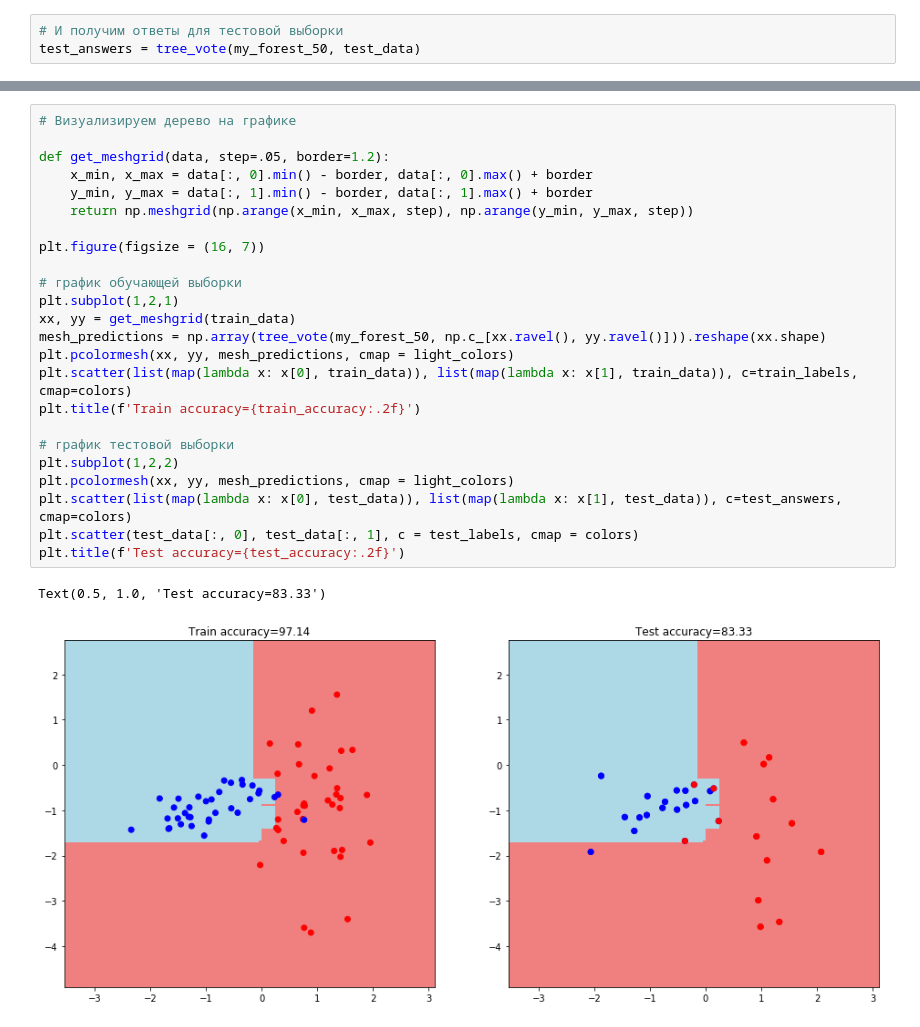
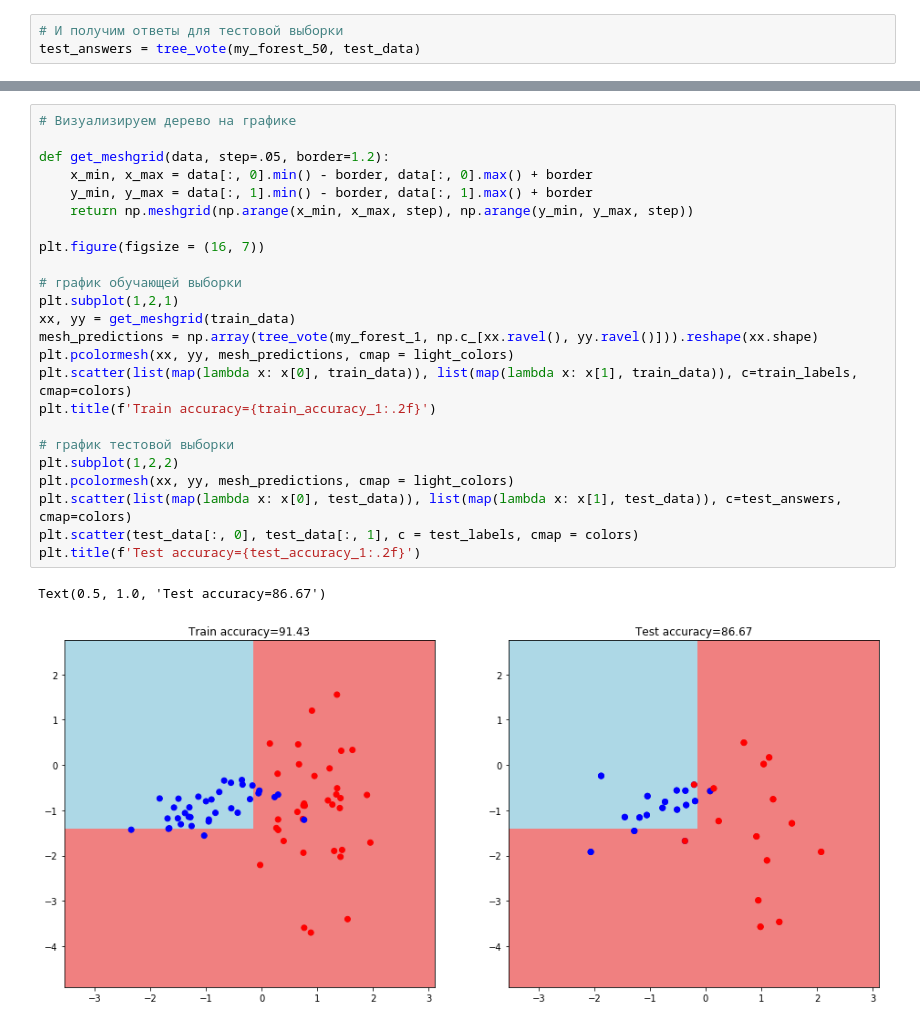
Before and after one commit to baydingv/AlgoForDA, a Jupyter notebook: hw_5.ipynb, the cells around one changed output, grey strips where cells are left out. Saved outputs shown, nothing was run; the diff lists cells and outputs as text.

```diff
--- a/hw_5.ipynb
+++ b/hw_5.ipynb
@@ -367,27 +367,27 @@ print(f'Точность случайного леса из {n_trees} дерев
 # %%
 # Визуализируем дерево на графике
 
 def get_meshgrid(data, step=.05, border=1.2):
     x_min, x_max = data[:, 0].min() - border, data[:, 0].max() + border
     y_min, y_max = data[:, 1].min() - border, data[:, 1].max() + border
     return np.meshgrid(np.arange(x_min, x_max, step), np.arange(y_min, y_max, step))
 
 plt.figure(figsize = (16, 7))
 
 # график обучающей выборки
 plt.subplot(1,2,1)
 xx, yy = get_meshgrid(train_data)
-mesh_predictions = np.array(tree_vote(my_forest_50, np.c_[xx.ravel(), yy.ravel()])).reshape(xx.shape)
+mesh_predictions = np.array(tree_vote(my_forest_1, np.c_[xx.ravel(), yy.ravel()])).reshape(xx.shape)
 plt.pcolormesh(xx, yy, mesh_predictions, cmap = light_colors)
 plt.scatter(list(map(lambda x: x[0], train_data)), list(map(lambda x: x[1], train_data)), c=train_labels, cmap=colors)
-plt.title(f'Train accuracy={train_accuracy:.2f}')
+plt.title(f'Train accuracy={train_accuracy_1:.2f}')
 
 # график тестовой выборки
 plt.subplot(1,2,2)
 plt.pcolormesh(xx, yy, mesh_predictions, cmap = light_colors)
 plt.scatter(list(map(lambda x: x[0], test_data)), list(map(lambda x: x[1], test_data)), c=test_answers, cmap=colors)
 plt.scatter(test_data[:, 0], test_data[:, 1], c = test_labels, cmap = colors)
-plt.title(f'Test accuracy={test_accuracy:.2f}')
+plt.title(f'Test accuracy={test_accuracy_1:.2f}')
 # %% [output]
-Text(0.5, 1.0, 'Test accuracy=83.33')
+Text(0.5, 1.0, 'Test accuracy=86.67')
-[figure, old version]
+[figure, new version]
```
Also changed, not shown: parts of 11 cells of this notebook.
